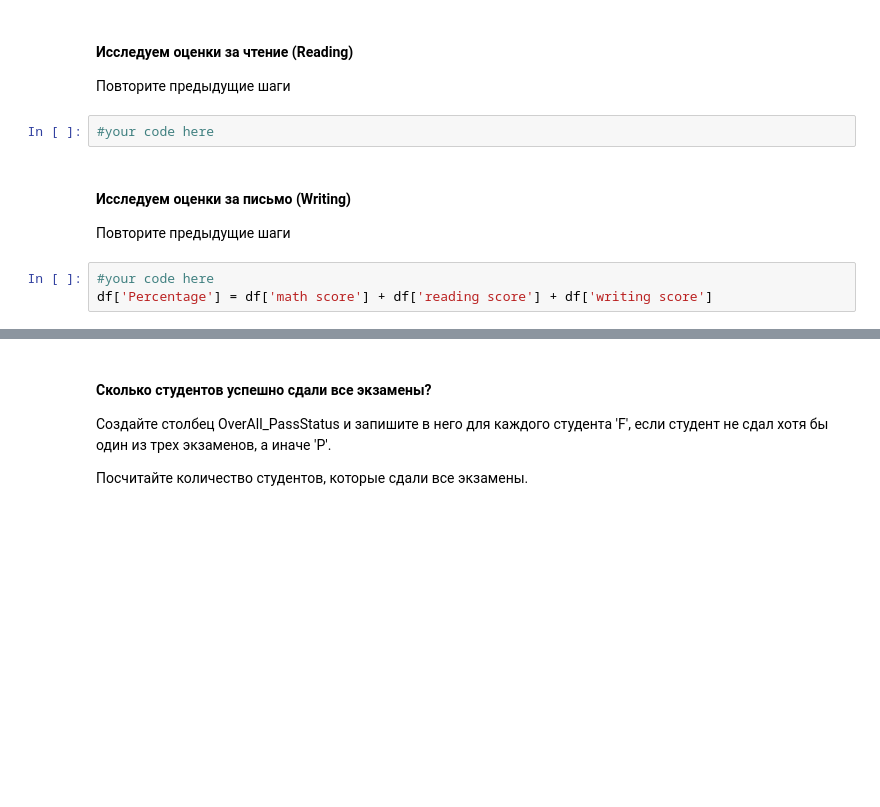
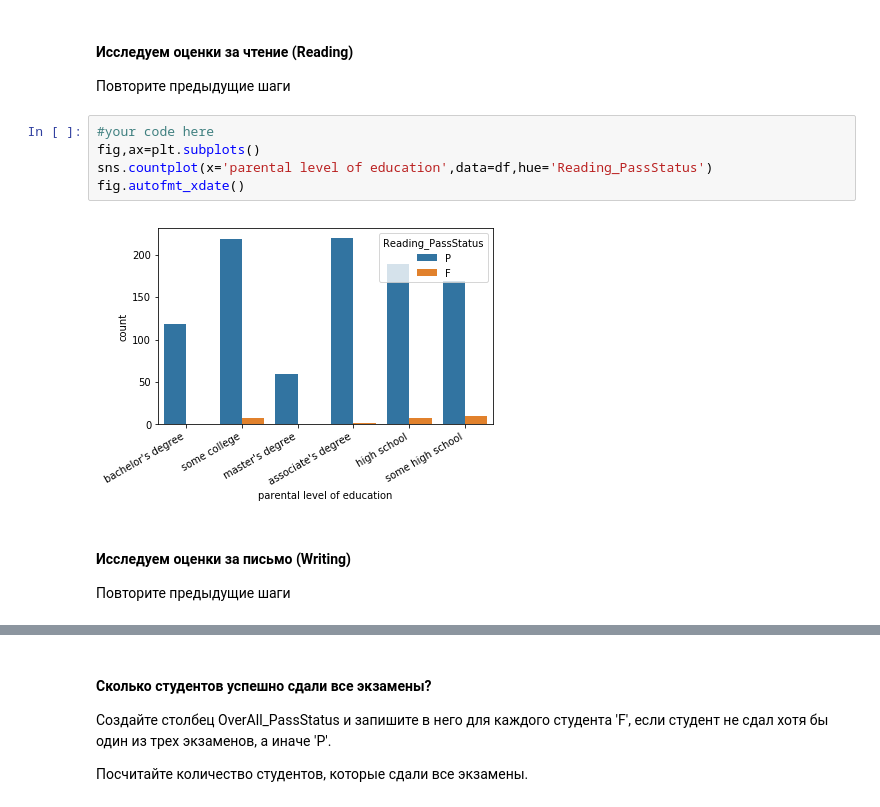
Before and after one commit to Murcha1990/ML_2019_november, a Jupyter notebook: Занятие 1/Seminar1_filled.ipynb, the cells around one changed output, grey strips where cells are left out. Drawn from its saved outputs; the diff is of its cells as text; blank space fills up the shorter version.

```diff
--- a/Занятие 1/Seminar1_filled.ipynb
+++ b/Занятие 1/Seminar1_filled.ipynb
@@ -232,12 +249,14 @@ df['Writing_PassStatus'] = np.where(df['writing score'] < passmark, 'F', 'P')
 #### Исследуем оценки за чтение (Reading)
 
 Повторите предыдущие шаги
-# %%
-#your code here
+# %%
+#your code here
+fig,ax=plt.subplots()
+sns.countplot(x='parental level of education',data=df,hue='Reading_PassStatus')
+fig.autofmt_xdate()
+# %% [output]
+[figure, added]
 # %% [markdown]
 #### Исследуем оценки за письмо (Writing)
 
 Повторите предыдущие шаги
-# %%
-#your code here
-df['Percentage'] = df['math score'] + df['reading score'] + df['writing score']
```
Also changed, not shown: parts of 32 cells of this notebook.
